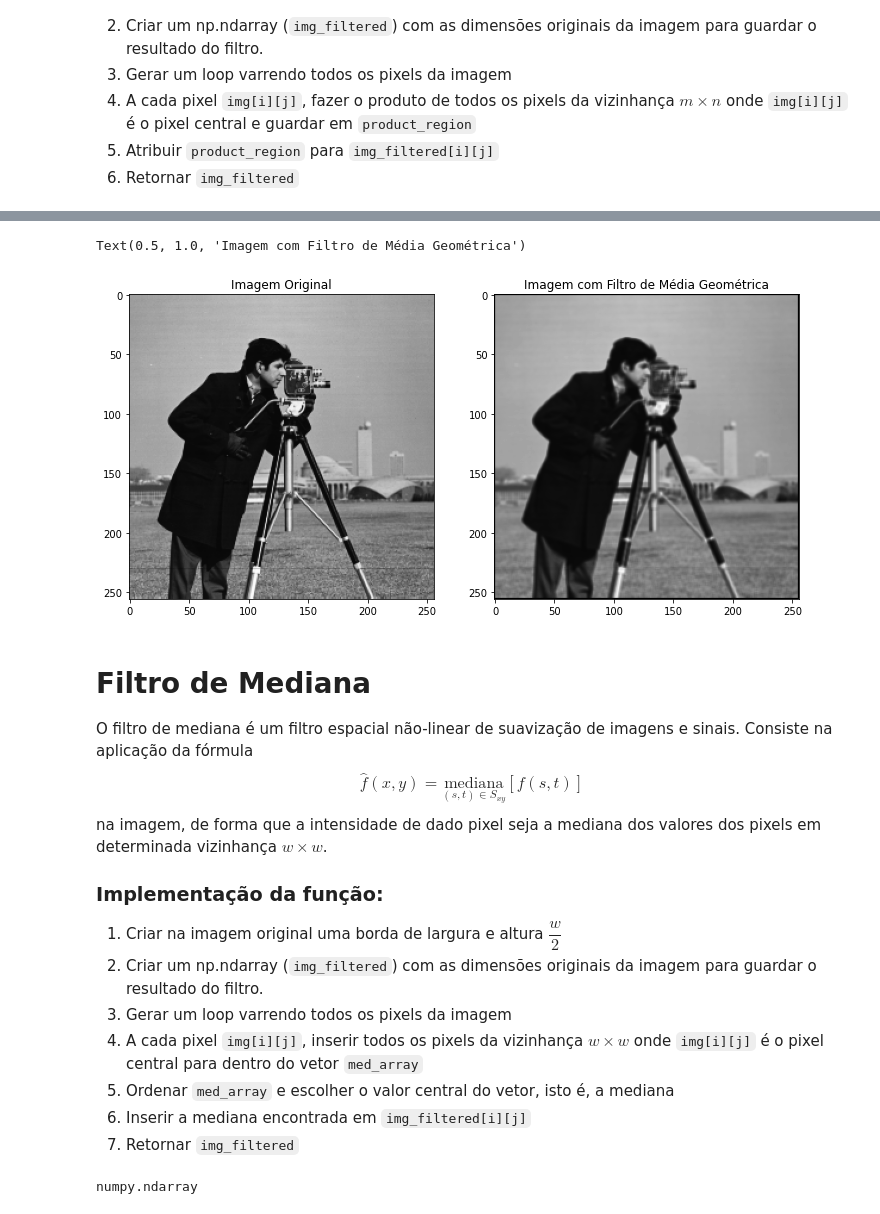
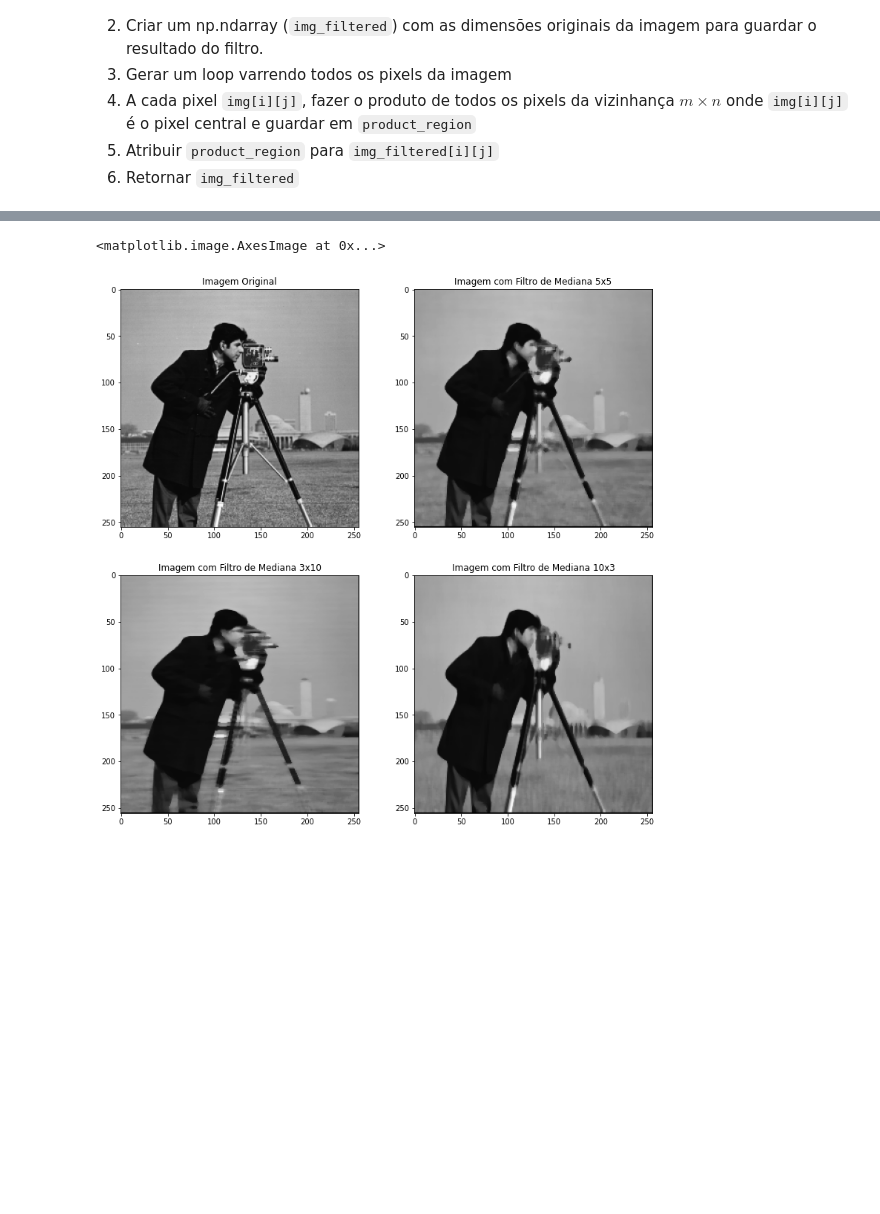
Before and after one commit to joaovicmendes/pdi-trabalho, a Jupyter notebook: Trabalho 1/src/Trabalho 1 – Filtros de Suavização Não Lineares.ipynb, the cells around one changed output, grey strips where cells are left out. Drawn from its saved outputs; the diff is of its cells as text; code cells hidden in the pictures; blank space fills up the shorter version.

Commit message:
Ajuste das dimensões do filtro mediana e + imagens filtradas para visualização.

```diff
--- a/Trabalho 1/src/Trabalho 1 – Filtros de Suavização Não Lineares.ipynb
+++ b/Trabalho 1/src/Trabalho 1 – Filtros de Suavização Não Lineares.ipynb
@@ -63,26 +146,27 @@ img_smooth = geometric_mean(img, m=3, n=3)
+# %%
+# Leitura da imagem e aplicação do filtro
+img = plt.imread('cameraman.tiff')
+img_median_1 = median(img,5,5)
+img_median_2 = median(img,3,10)
+img_median_3 = median(img,10,3)
 # %%
-# Imprimindo as duas imagens
-plt.figure(figsize=[12, 6])
-plt.subplot(1, 2, 1)
+# Apresentação da imagem original e das geradas com os filtros
+plt.figure(figsize = [13,13])
+plt.subplot(2,2,1)
+plt.title("Imagem Original")
 plt.imshow(img, cmap='gray', vmin=0, vmax=255)
-plt.title("Imagem Original")
-plt.subplot(1, 2, 2)
-plt.imshow(img_smooth, cmap='gray', vmin=0, vmax=255)
-plt.title("Imagem com Filtro de Média Geométrica")
+
+plt.subplot(2, 2, 2)
+plt.title("Imagem com Filtro de Mediana 5x5")
+plt.imshow(img_median_1, cmap='gray', vmin=0, vmax=255)
+
+plt.subplot(2, 2, 3)
+plt.imshow(img_median_2, cmap='gray', vmin=0, vmax=255)
+plt.title("Imagem com Filtro de Mediana 3x10")
+
+plt.subplot(2, 2, 4)
+plt.title("Imagem com Filtro de Mediana 10x3")
+plt.imshow(img_median_3, cmap='gray', vmin=0, vmax=255)
 # %% [output]
-Text(0.5, 1.0, 'Imagem com Filtro de Média Geométrica')
+<matplotlib.image.AxesImage at 0x...>
-[figure, old version]
+[figure, new version]
-# %% [markdown]
-# Filtro de Mediana
-
-O filtro de mediana é um filtro espacial não-linear de suavização de imagens e sinais. Consiste na aplicação da fórmula $$ \hat{f}(x,y) = \underset{(s,t)\in S_{xy}}{\mathrm{mediana}} [f(s,t)] $$ na imagem, de forma que a intensidade de dado pixel seja a mediana dos valores dos pixels em determinada vizinhança $w \times w$.
-
-### Implementação da função:
-
-1. Criar na imagem original uma borda de largura e altura $\dfrac{w}{2}$
-2. Criar um np.ndarray (`img_filtered`) com as dimensões originais da imagem para guardar o resultado do filtro.
-3. Gerar um loop varrendo todos os pixels da imagem
-4. A cada pixel `img[i][j]`, inserir todos os pixels da vizinhança $w \times w$ onde ``img[i][j]`` é o pixel central para dentro do vetor `med_array`
-5. Ordenar `med_array` e escolher o valor central do vetor, isto é, a mediana
-6. Inserir a mediana encontrada em `img_filtered[i][j]`
-7. Retornar `img_filtered`
@@ -132,7 +172,0 @@ def median(img,w):
-# %%
-#Leitura da imagem e aplicação do filtro
-img = plt.imread('cameraman.tiff')
-img_median = median(img,5)
-type(img)
-# %% [output]
-numpy.ndarray
```
Also changed, not shown: parts of 6 cells of this notebook.
